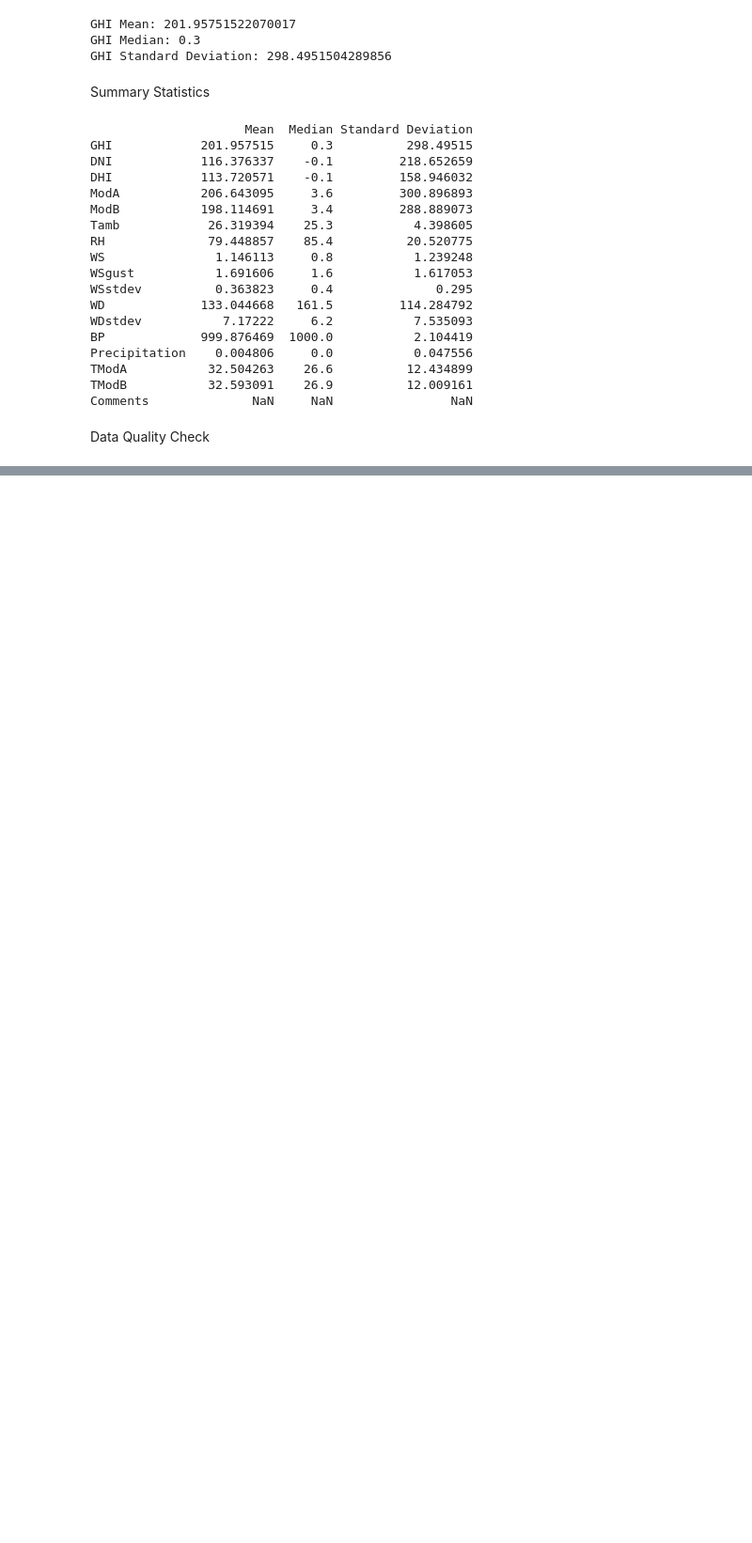
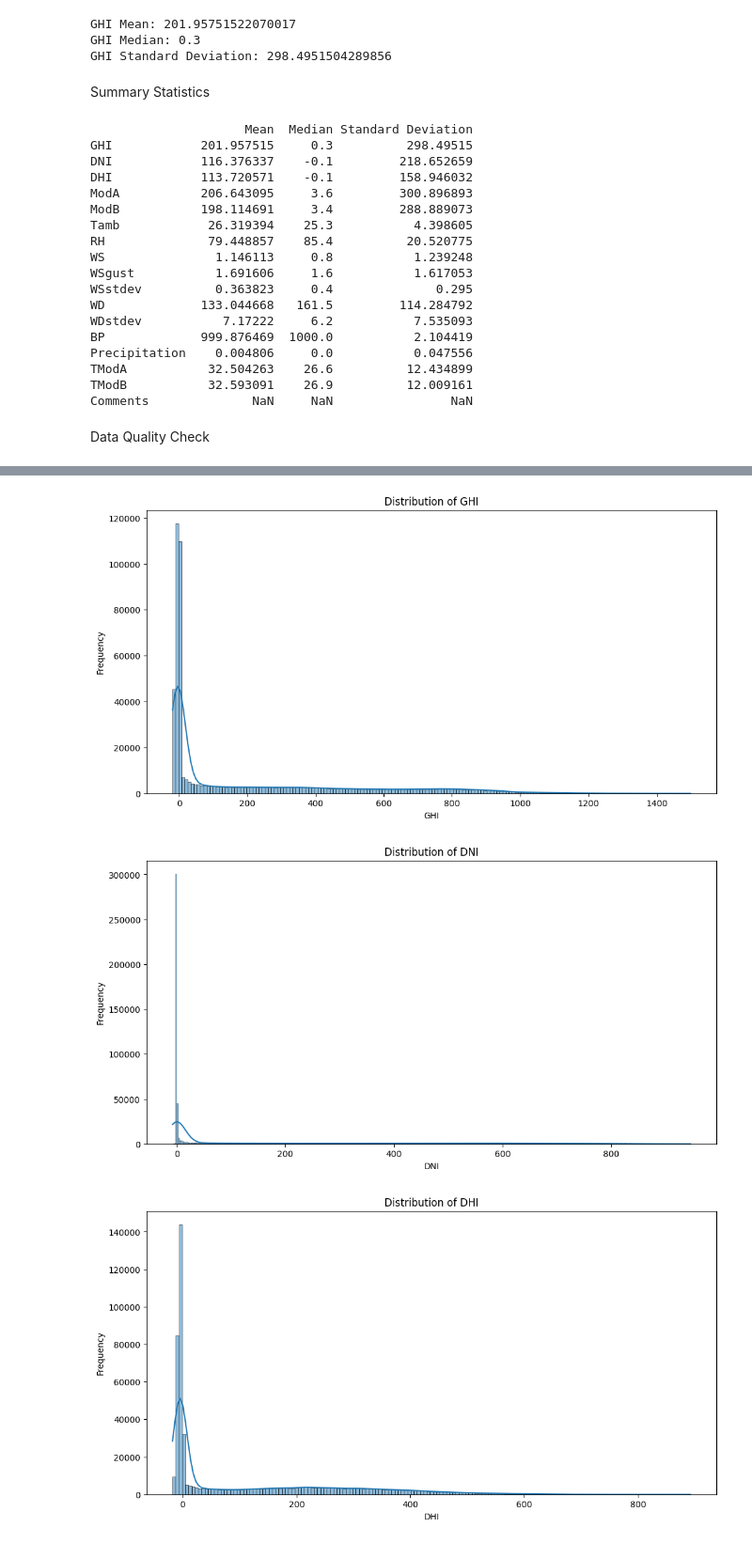
Before and after one commit to Wbam/Week0_Exercise, a Jupyter notebook: notebook/EDA.ipynb, the cells around one changed output, grey strips where cells are left out. Shown at 94% size. Cells and saved outputs as stored; diff of their text form; code cells hidden in the pictures; blank space fills up the shorter version.

Commit message:
completed Data Quality Check

```diff
--- a/notebook/EDA.ipynb
+++ b/notebook/EDA.ipynb
@@ -81,0 +111,15 @@ Data Quality Check
+# %%
+
+negative_values = {
+    'GHI': (radiation_data['GHI'] < 0).sum(),
+    'DNI': (radiation_data['DNI'] < 0).sum(),
+    'DHI': (radiation_data['DHI'] < 0).sum(),
+    'ModA': (radiation_data['ModA'] < 0).sum(),
+    'ModB': (radiation_data['ModB'] < 0).sum(),
+    'WS': (radiation_data['WS'] < 0).sum(),
+    'WSgust': (radiation_data['WSgust'] < 0).sum()
+}
+
+print("Number of negative values in each column:")
+for column, count in negative_values.items():
+    print(f"{column}: {count}")
@@ -81,0 +135,7 @@ Data Quality Check
+# %%
+z_scores = np.abs(stats.zscore(radiation_data[['GHI', 'DNI', 'DHI', 'ModA', 'ModB', 'WS', 'WSgust']]))
+outliers = (z_scores > 3).sum(axis=0)
+
+print("Number of outliers detected in each column (Z-score method):")
+for column, count in zip(['GHI', 'DNI', 'DHI', 'ModA', 'ModB', 'WS', 'WSgust'], outliers):
+    print(f"{column}: {count}")
@@ -81,0 +151,11 @@ Data Quality Check
+# %%
+def detect_outliers_iqr(df, column):
+    Q1 = df[column].quantile(0.25)
+    Q3 = df[column].quantile(0.75)
+    IQR = Q3 - Q1
+    return df[(df[column] < (Q1 - 1.5 * IQR)) | (df[column] > (Q3 + 1.5 * IQR))].shape[0]
+
+print("Number of outliers detected in each column (IQR method):")
+for column in ['GHI', 'DNI', 'DHI', 'ModA', 'ModB', 'WS', 'WSgust']:
+    count = detect_outliers_iqr(radiation_data, column)
+    print(f"{column}: {count}")
@@ -81,0 +171,15 @@ Data Quality Check
+# %%
+
+columns_to_plot = ['GHI', 'DNI', 'DHI', 'ModA', 'ModB', 'WS', 'WSgust']
+
+for column in columns_to_plot:
+    plt.figure(figsize=(12, 6))
+    sns.histplot(radiation_data[column], kde=True)
+    plt.title(f'Distribution of {column}')
+    plt.xlabel(column)
+    plt.ylabel('Frequency')
+    plt.show()
+# %% [output]
+[figure, added]
+[figure, added]
+[figure, added]
```
Also changed, not shown: parts of 6 cells of this notebook.
